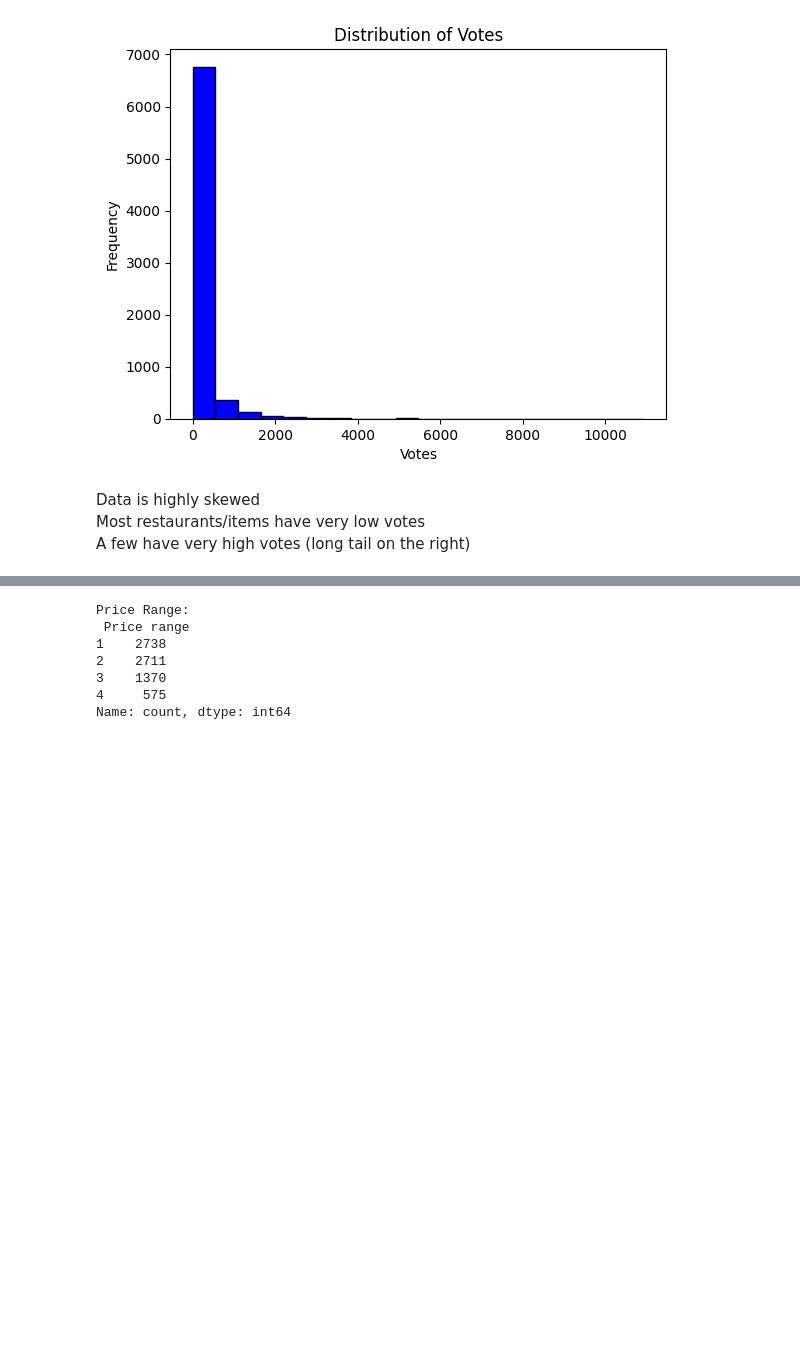
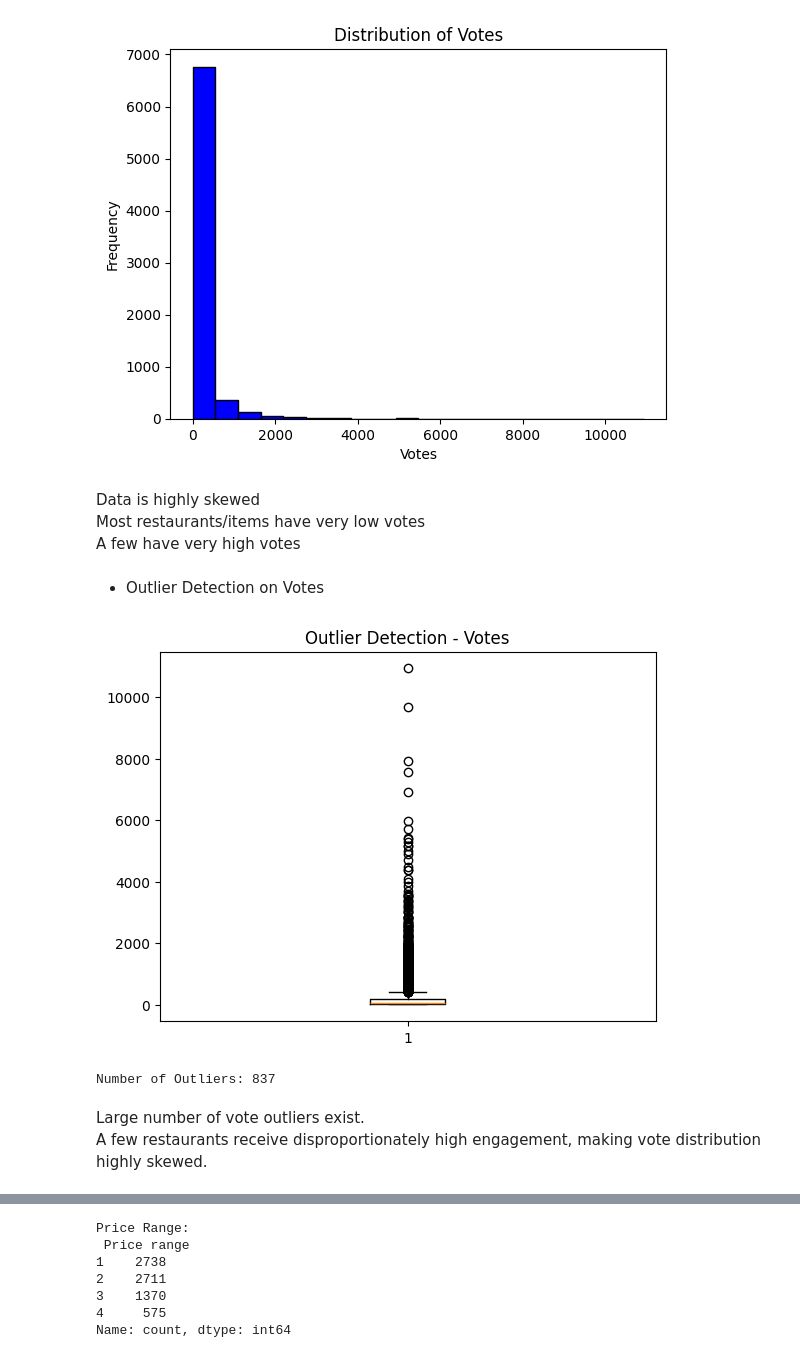
Before and after one commit to ananyaghorpade29/zomato_eda, a Jupyter notebook: notebook/zomato_eda.ipynb, the cells around one changed output, grey strips where cells are left out. Drawn from its saved outputs; the diff is of its cells as text; code cells hidden in the pictures; blank space fills up the shorter version.

```diff
--- a/notebook/zomato_eda.ipynb
+++ b/notebook/zomato_eda.ipynb
@@ -10,7 +10,7 @@ import pandas as pd
 import seaborn as sns
 import matplotlib.pyplot as plt
 # %%
-data = pd.read_csv("C:/Users/Dell/zomato_eda/data/zomato.csv", encoding='latin-1')
+data = pd.read_csv("../data/zomato.csv", encoding='latin-1')
 # %%
 print(f"Shape: ", data.shape)
 print(f"\n Columns: ",data.columns.tolist())
@@ -106,3 +102,0 @@ Since the proportion is very small relative to the dataset size, these rows can
-# %%
-data.dropna(inplace=True)
-data.isnull().sum()
@@ -130,0 +114,2 @@ Duplicated rows:  0
+# %%
+data = data.dropna(subset=["Cuisines"])
@@ -131 +121,10 @@ Duplicated rows:  0
+# %%
+# fill missing values
+data["Cuisines"] = data["Cuisines"].fillna("Unknown")
+
+# split cuisines
+data["Cuisines"] = data["Cuisines"].str.split(",")
+
+# explode
+data_cuisine = data.explode("Cuisines")
 # %% [markdown]
@@ -310,5 +382,27 @@ plt.show()
 # %% [markdown]
 Data is highly skewed
 Most restaurants/items have very low votes
-A few have very high votes (long tail on the right)
+A few have very high votes
+# %% [markdown]
+- Outlier Detection on Votes
+# %%
+plt.boxplot(data['Votes'])
+plt.title("Outlier Detection - Votes")
+plt.show()
+# %% [output]
+[figure, added]
+# %%
+Q1 = data['Votes'].quantile(0.25)
+Q3 = data['Votes'].quantile(0.75)
+
+IQR = Q3 - Q1
+
+outliers = data[data['Votes'] > (Q3 + 1.5 * IQR)]
+
+print("Number of Outliers:", outliers.shape[0])
+# %% [output]
+Number of Outliers: 837
+# %% [markdown]
+Large number of vote outliers exist.
+A few restaurants receive disproportionately high engagement, making vote distribution highly skewed.
 # %% [markdown]
```
Also changed, not shown: parts of 59 cells of this notebook.
